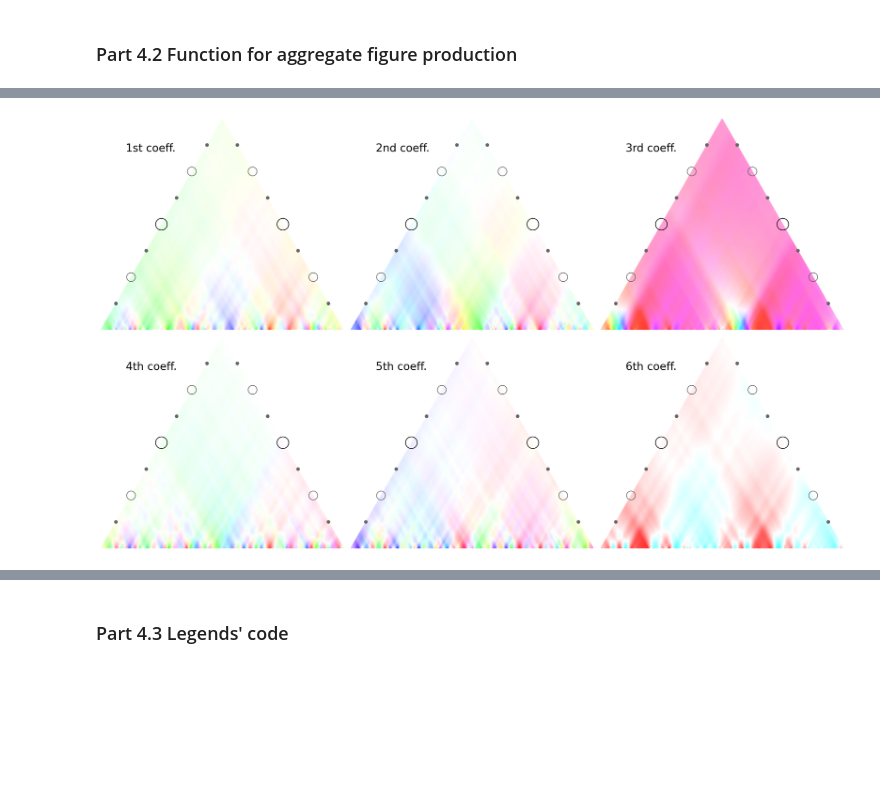
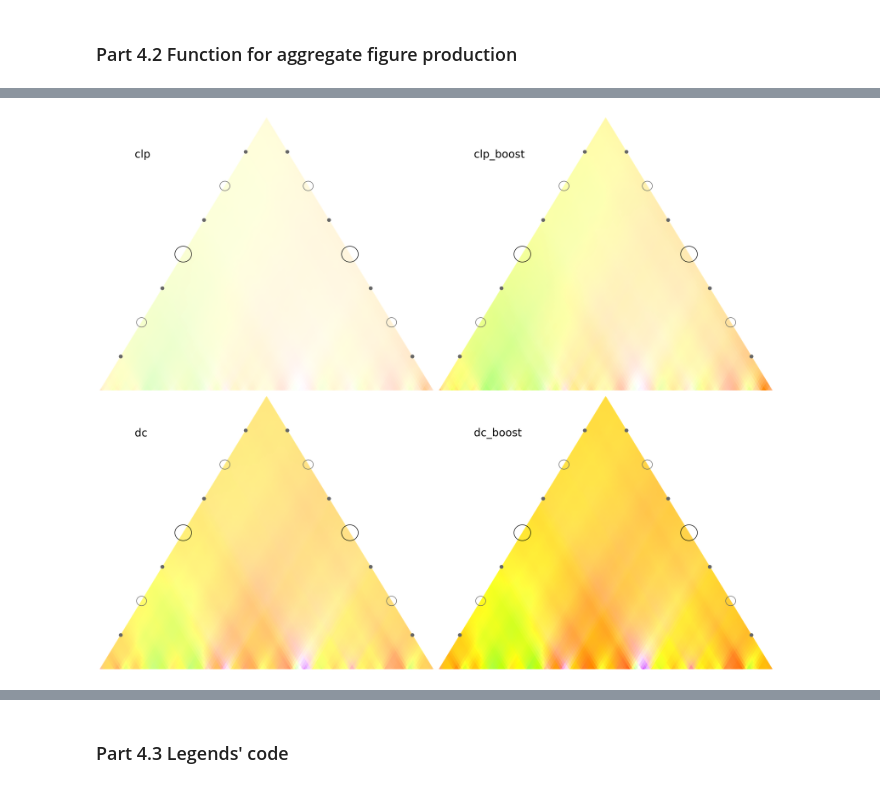
Before and after one commit to DCMLab/wavescapes, a Jupyter notebook: refactoring.ipynb, the cells around one changed output, grey strips where cells are left out. Cells and saved outputs as stored; diff of their text form; code cells hidden in the pictures; blank space fills up the shorter version.

Commit message:
Boosting features + test for audio reframing

```diff
--- a/refactoring.ipynb
+++ b/refactoring.ipynb
@@ -384,7 +386,6 @@ def produce_pitch_class_matrix_from_filename(filepath, aw_size = 1., trim_extrem
     midi_extensions = ('.mid', '.midi')
     xml_extensions = ('.mxl', '.xml', '.musicxml')
 
-
     if not os.path.isfile(filepath):
         raise Exception('Cannot find file "%s"'%filepath)
 
@@ -401,10 +402,10 @@ def produce_pitch_class_matrix_from_filename(filepath, aw_size = 1., trim_extrem
 
         pitch_offset_list = recursively_map_offset(filepath)
         pcvs_arr = pitch_class_set_vector_from_pitch_offset_list(pitch_offset_list, aw_size)
-        return trim_pcs_array(pcvs_arr) if trim_extremities else pcvs_arr
     else:
         #audio file input.
         if remove_percussions:
             warn("'remove_percussions' argument is meaningless on real audio. Only use it for MIDI.")
+        pcvs_arr = madmom_chromagram(filepath, aw_size, deep_chroma)
 
-        return madmom_chromagram(filepath, aw_size, deep_chroma)
+    return trim_pcs_array(pcvs_arr) if trim_extremities else pcvs_arr
@@ -1555,4 +1580,34 @@ generate_all_wavescapes(fs_audio, 500, aw_size=1, deep_chroma=True)
-# %%
-generate_all_wavescapes(fs_audio, 500, aw_size=1, deep_chroma=False)
-# %% [output]
-[figure, removed]
+# %%
+audio_file = bach_prelude_hc_audio
+coefficient = 5
+
+pc_mat_clp = produce_pitch_class_matrix_from_filename(audio_file, aw_size=1, deep_chroma=False)
+pc_mat_dc = produce_pitch_class_matrix_from_filename(audio_file, aw_size=1, deep_chroma=True)
+fourier_mat_clp = apply_dft_to_pitch_class_matrix(pc_mat_clp)
+fourier_mat_dc = apply_dft_to_pitch_class_matrix(pc_mat_dc)
+dpi = 96
+total_width = 1700/dpi
+total_height = 1400/dpi
+indiv_w = 600
+fig = plt.figure(figsize=(total_width, total_height), dpi=dpi)
+
+clp_vanilla = complex_utm_to_ws_utm(fourier_mat_clp, coeff=coefficient, magn_stra='0c')
+clp_boost = complex_utm_to_ws_utm(fourier_mat_clp, coeff=coefficient, magn_stra='boost')
+dc_vanilla = complex_utm_to_ws_utm(fourier_mat_dc, coeff=coefficient, magn_stra='0c')
+dc_boost = complex_utm_to_ws_utm(fourier_mat_dc, coeff=coefficient, magn_stra='boost')
+
+ax = fig.add_subplot(2,2, 1)
+Wavescape(clp_vanilla, pixel_width=indiv_w).draw(label='clp', ax=ax)
+
+ax = fig.add_subplot(2,2, 2)
+Wavescape(clp_boost, pixel_width=indiv_w).draw(label='clp_boost', ax=ax)
+
+ax = fig.add_subplot(2,2, 3)
+Wavescape(dc_vanilla, pixel_width=indiv_w).draw(label='dc', ax=ax)
+
+ax = fig.add_subplot(2,2, 4)
+Wavescape(dc_boost, pixel_width=indiv_w).draw(label='dc_boost', ax=ax)
+
+plt.savefig('boosting_experiment2.png')
+# %% [output]
+[figure, added]
```
Also changed, not shown: parts of 9 cells of this notebook.
